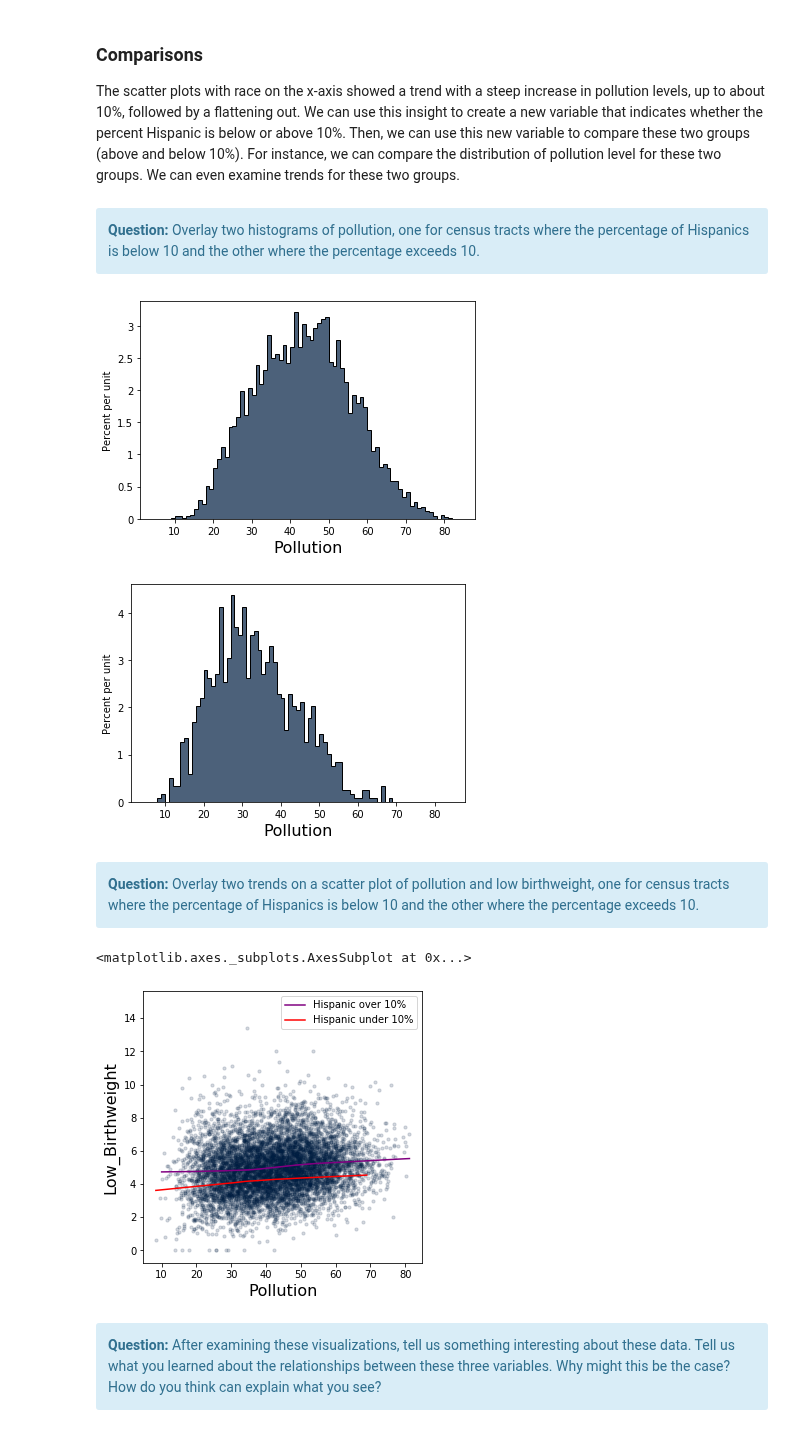
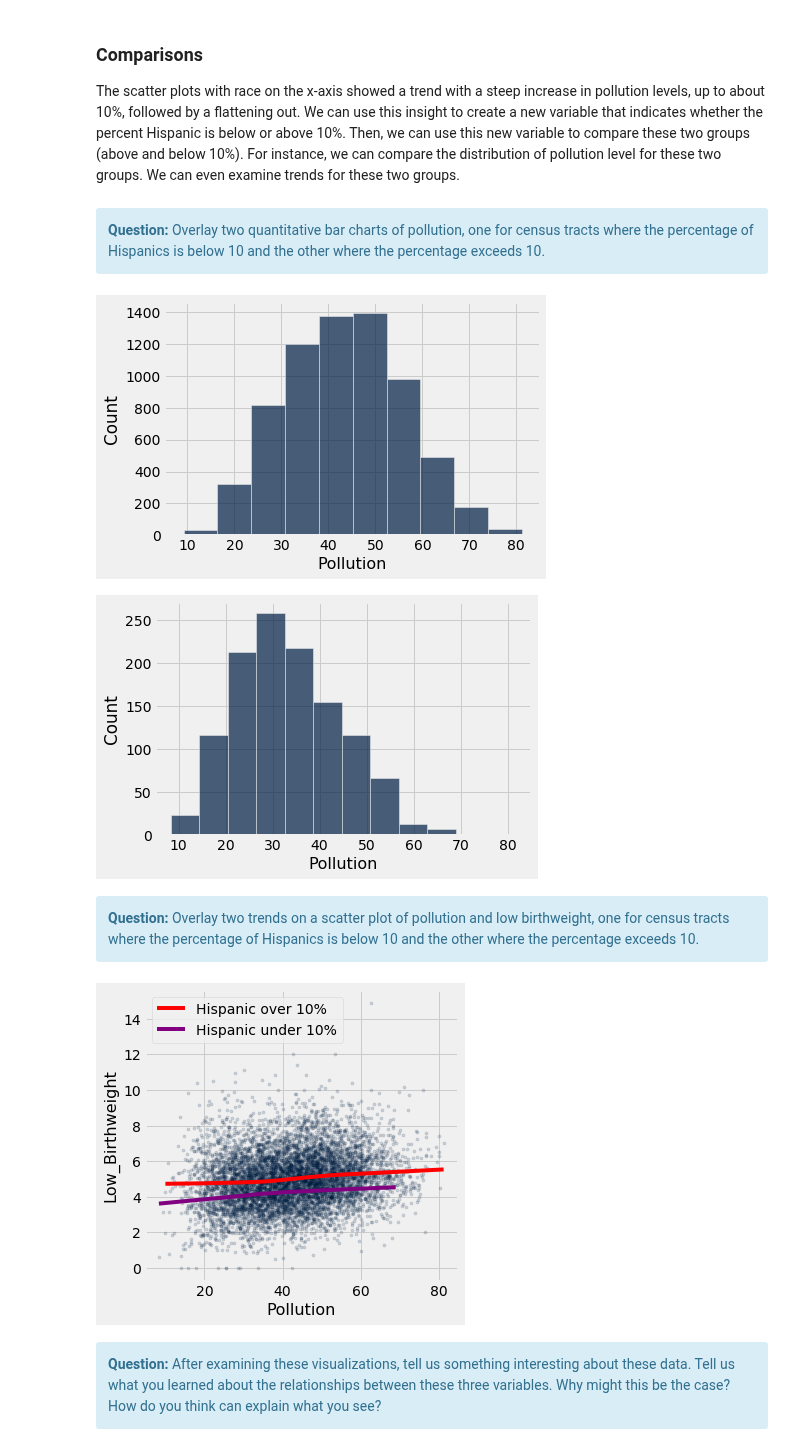
Before and after one commit to ds-modules/BUDS-SU21-Dev, a Jupyter notebook: Project_2/Pollution/Pollution.ipynb, the cells around one changed output. Drawn from its saved outputs; the diff is of its cells as text; code cells hidden in the pictures.

```diff
--- a/Project_2/Pollution/Pollution.ipynb
+++ b/Project_2/Pollution/Pollution.ipynb
@@ -12,0 +1,12 @@ from statsmodels.nonparametric.smoothers_lowess import lowess
+# %%
+from datascience import *
+from datascience import Table
+from statsmodels.nonparametric.smoothers_lowess import lowess
+
+import pandas as pd
+import numpy as np
+import scipy as sp
+import seaborn as sns
+import matplotlib.pyplot as plt
+%matplotlib inline
+plt.style.use("fivethirtyeight")
@@ -322,15 +369,15 @@ Ideally, we would like to visualize a 3-dimensional plot of all three variables
 The scatter plots with race on the x-axis showed a trend with a steep increase in pollution levels, up to about 10%, followed by a flattening out. We can use this insight to create a new variable that indicates whether the percent Hispanic is below or above 10%. Then, we can use this new variable to compare these two groups (above and below 10%). For instance, we can compare the distribution of pollution level for these two groups. We can even examine trends for these two groups.
 # %% [markdown]
 <div class="alert alert-info">
-    <b>Question:</b> Overlay two histograms of pollution, one for census tracts where the percentage of Hispanics is below 10 and the other where the percentage exceeds 10.
+    <b>Question:</b> Overlay two quantitative bar charts of pollution, one for census tracts where the percentage of Hispanics is below 10 and the other where the percentage exceeds 10.
    </div>
 # %%
 #KEY
-ces_data.where('Hispanic', are.above(9.99)).select('Pollution').hist(bins = range(5, 85))
-ces_data.where('Hispanic', are.below(10)).select('Pollution').hist(bins = range(5, 85))
+quant_data_bar(ces_data.where('Hispanic', are.above(9.99)), "Pollution", x_min=5, x_max=85)
+quant_data_bar(ces_data.where('Hispanic', are.below(10)), "Pollution", x_min=5, x_max=85)
 # %% [output]
-[figure, old version]
+[figure, new version]
-[figure, old version]
+[figure, new version]
 # %% [markdown]
 <div class="alert alert-info">
     <b>Question:</b> Overlay two trends on a scatter plot of pollution and low birthweight, one for census tracts where the percentage of Hispanics is below 10 and the other where the percentage exceeds 10.
@@ -338,16 +385,21 @@ ces_data.where('Hispanic', are.below(10)).select('Pollution').hist(bins = range(
 # %%
 ces_data.scatter('Pollution', 'Low_Birthweight', alpha=.16, s=10)
 
 ces_high = ces_data.where('Hispanic', are.above(9.99))
-ysmooth_high = lowess(ces_high['Low_Birthweight'], ces_high['Pollution'], return_sorted=False)
-sns.lineplot(ces_high['Pollution'], ysmooth_high, label="Hispanic over 10%", color='purple')
+plot_trend_curve(ces_high,
+                 "Pollution",
+                 "Low_Birthweight",
+                 label="Hispanic over 10%",
+                 color='red')
 
 ces_low = ces_data.where('Hispanic', are.below(10))
-ysmooth_low = lowess(ces_low['Low_Birthweight'], ces_low['Pollution'], return_sorted=False)
-sns.lineplot(ces_low['Pollution'], ysmooth_low, label="Hispanic under 10%", color='red')
+plot_trend_curve(ces_low,
+                 "Pollution",
+                 "Low_Birthweight",
+                 label="Hispanic under 10%",
+                 color='purple')
 # %% [output]
-<matplotlib.axes._subplots.AxesSubplot at 0x...>
-[figure, old version]
+[figure, new version]
 # %% [markdown]
 <div class="alert alert-info">
     <b>Question:</b> After examining these visualizations, tell us something interesting about these data. Tell us what you learned about the relationships between these three variables.
```
Also changed, not shown: parts of 16 cells of this notebook.
